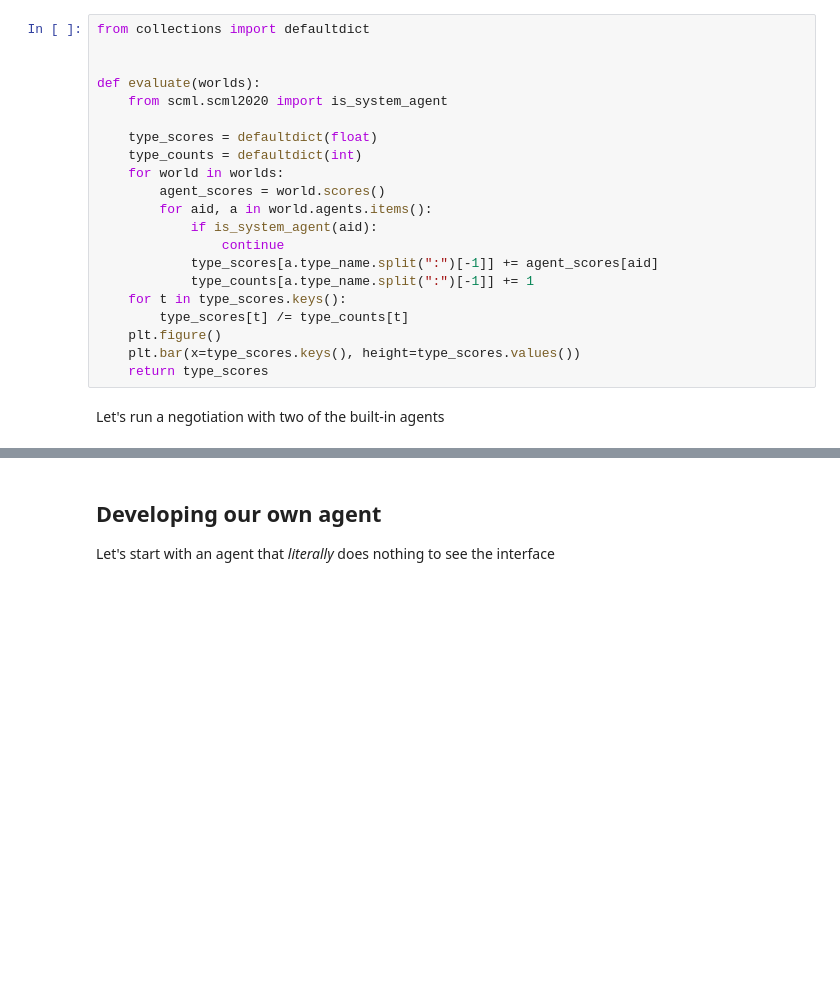
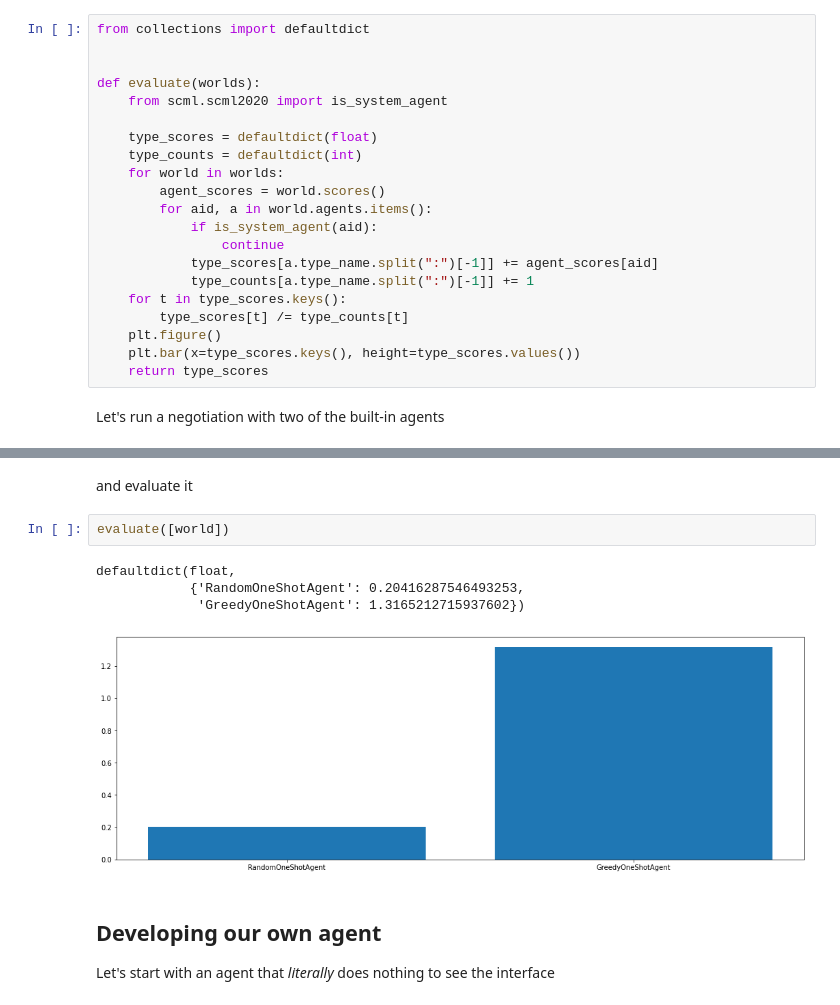
Before and after one commit to yasserfarouk/Aaai2022AutomatedNegotiation, a Jupyter notebook: scml.ipynb, the cells around one changed output, grey strips where cells are left out. Saved outputs shown, nothing was run; the diff lists cells and outputs as text; blank space fills up the shorter version.

```diff
--- a/scml.ipynb
+++ b/scml.ipynb
@@ -98,3 +94,12 @@ defaultdict(float,
+# %% [markdown]
+and evaluate it
+# %%
+evaluate([world])
+# %% [output]
+defaultdict(float,
+            {'RandomOneShotAgent': 0.20416287546493253,
+             'GreedyOneShotAgent': 1.3165212715937602})
+[figure, added]
 # %% [markdown]
 ## Developing our own agent
 
```
Also changed, not shown: parts of 12 cells of this notebook, 1 other file.
